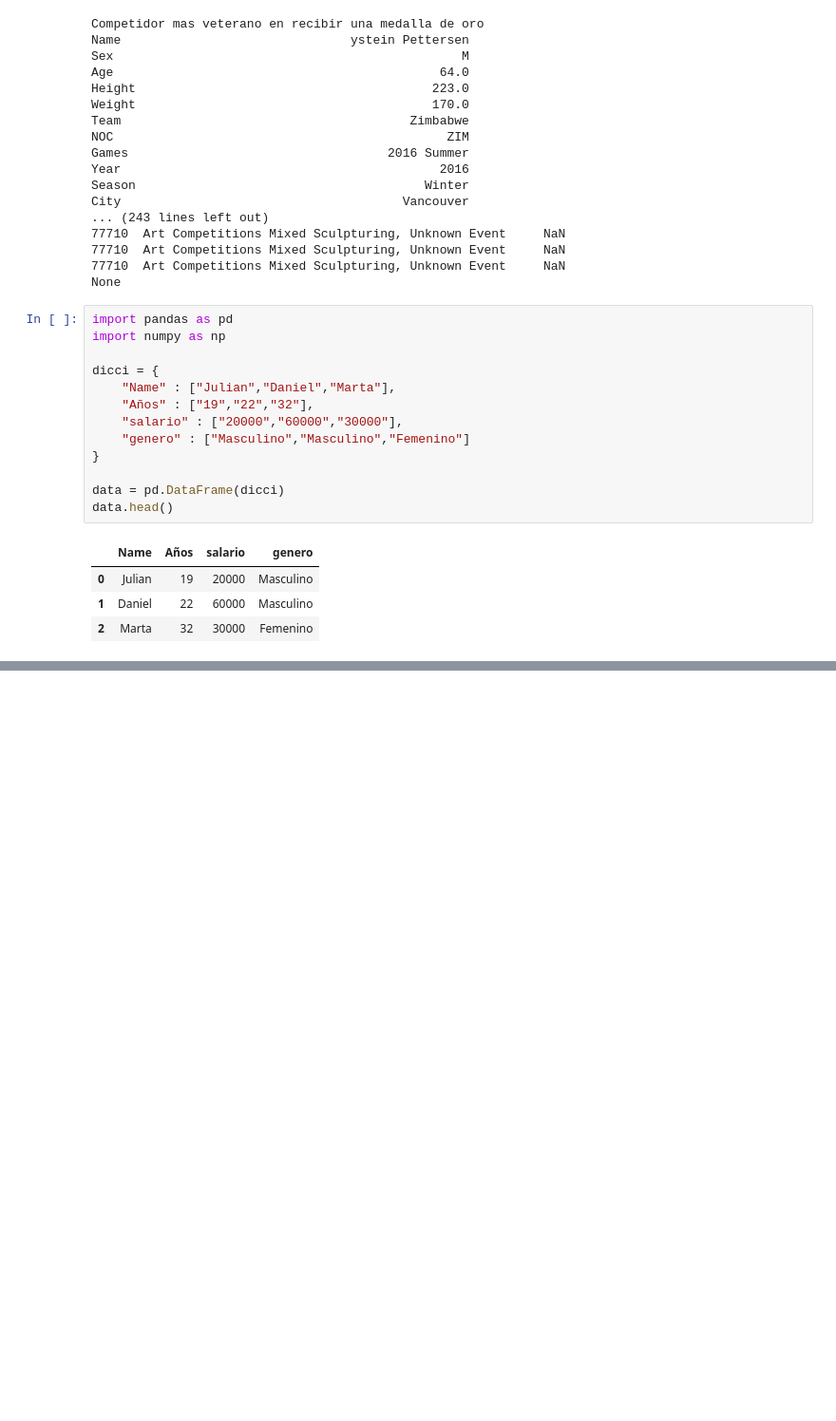
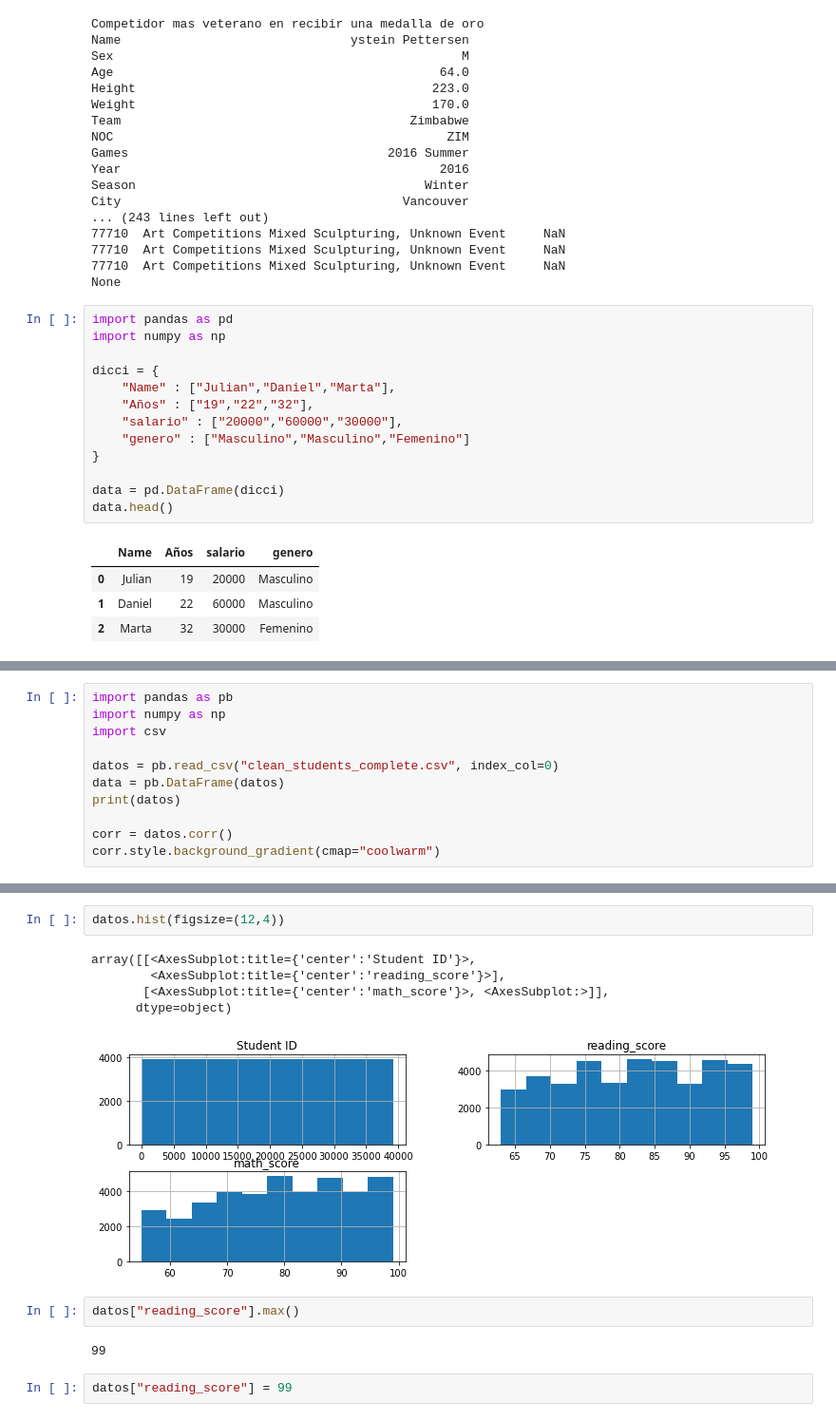
Before and after one commit to DanielCamposNeo/lesson-One, a Jupyter notebook: pruebas.ipynb, the cells around one changed output, grey strips where cells are left out. Shown at 95% size. Saved outputs shown, nothing was run; the diff lists cells and outputs as text; blank space fills up the shorter version.

```diff
--- a/pruebas.ipynb
+++ b/pruebas.ipynb
@@ -2500,0 +2642,11 @@ correlacion.style.background_gradient(cmap='coolwarm')
+# %%
+import pandas as pb
+import numpy as np
+import csv
+
+datos = pb.read_csv("clean_students_complete.csv", index_col=0)
+data = pb.DataFrame(datos)
+print(datos)
+
+corr = datos.corr()
+corr.style.background_gradient(cmap="coolwarm")
@@ -2500,0 +2768,14 @@ correlacion.style.background_gradient(cmap='coolwarm')
+# %%
+datos.hist(figsize=(12,4))
+# %% [output]
+array([[<AxesSubplot:title={'center':'Student ID'}>,
+        <AxesSubplot:title={'center':'reading_score'}>],
+       [<AxesSubplot:title={'center':'math_score'}>, <AxesSubplot:>]],
+      dtype=object)
+[figure, added]
+# %%
+datos["reading_score"].max()
+# %% [output]
+99
+# %%
+datos["reading_score"] = 99
```
Also changed, not shown: parts of 239 cells of this notebook.
